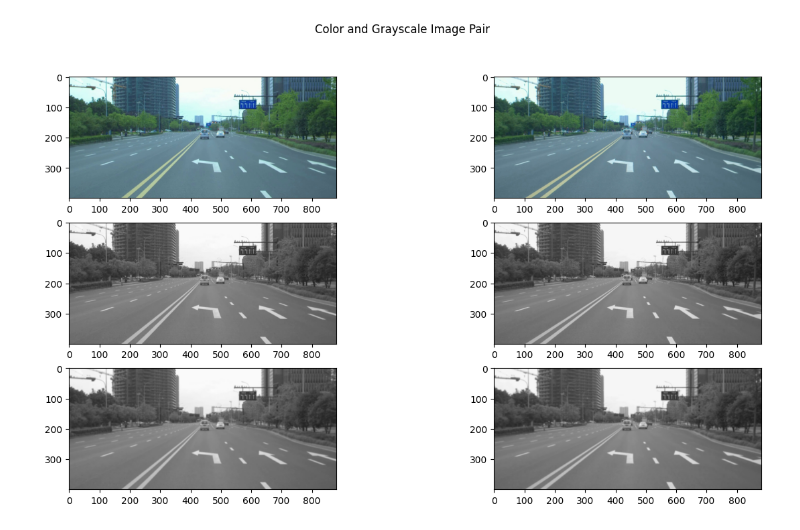
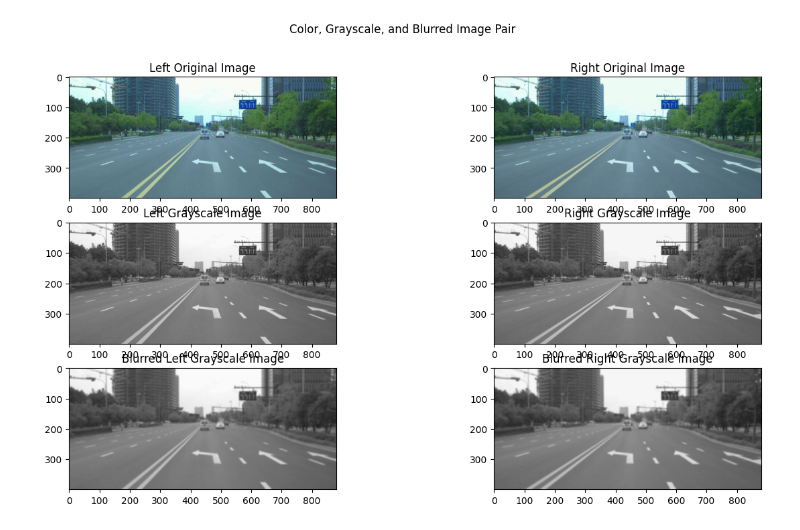
Before and after one commit to yuhsienchiang/semi-global-matching, a Jupyter notebook: final_project.ipynb, the cells around one changed output. Saved outputs shown, nothing was run; the diff lists cells and outputs as text; code cells hidden in the pictures.

```diff
--- a/final_project.ipynb
+++ b/final_project.ipynb
@@ -7,40 +21,42 @@ from tqdm import tqdm
 # %%
 # Load image
 rootpath = "./Dataset"
 file_prefix = "2018-07-09-16-11-56_2018-07-09-16-"
 left_img_suffix = "-left.jpg"
 right_img_suffix = "-right.jpg"
 true_img_suffix = "-disparity.png"
 image_name = "11-56-702"
 
 img_L = cv2.imread(os.path.join(rootpath, file_prefix + image_name + left_img_suffix), cv2.IMREAD_COLOR)
 img_R = cv2.imread(os.path.join(rootpath, file_prefix + image_name + right_img_suffix), cv2.IMREAD_COLOR)
-img_tru = cv2.imread(os.path.join(rootpath, file_prefix + image_name + true_img_suffix), cv2.IMREAD_COLOR)
+img_tru = cv2.imread(os.path.join(rootpath, file_prefix + image_name + true_img_suffix),-1)
 
+# Convert image to gray-scale
 img_L_gray = cv2.cvtColor(img_L, cv2.COLOR_BGR2GRAY)
 img_R_gray = cv2.cvtColor(img_R, cv2.COLOR_BGR2GRAY)
 
-img_L_gray_blur = cv2.GaussianBlur(img_L_gray, ksize=[5,5], sigmaX=0, sigmaY=0)
-img_R_gray_blur = cv2.GaussianBlur(img_R_gray, ksize=[5,5], sigmaX=0, sigmaY=0)
+# Blur image to reduce noises
+img_L_gray_blur = cv2.GaussianBlur(img_L_gray, ksize=[7,7], sigmaX=2, sigmaY=2)
+img_R_gray_blur = cv2.GaussianBlur(img_R_gray, ksize=[7,7], sigmaX=2, sigmaY=2)
 
 
 plt.subplots(figsize=(15, 8))
-plt.subplot(3,2,1)
+plt.subplot(3,2,1, title="Left Original Image")
 plt.imshow(cv2.cvtColor(img_L, cv2.COLOR_BGR2RGB))
-plt.subplot(3,2,2)
+plt.subplot(3,2,2, title="Right Original Image")
 plt.imshow(cv2.cvtColor(img_R, cv2.COLOR_BGR2RGB))
-plt.subplot(3,2,3)
+plt.subplot(3,2,3, title="Left Grayscale Image")
 plt.imshow(cv2.cvtColor(img_L_gray, cv2.COLOR_BGR2RGB))
-plt.subplot(3,2,4)
+plt.subplot(3,2,4, title="Right Grayscale Image")
 plt.imshow(cv2.cvtColor(img_R_gray, cv2.COLOR_BGR2RGB))
-plt.subplot(3,2,5)
+plt.subplot(3,2,5, title="Blurred Left Grayscale Image")
 plt.imshow(cv2.cvtColor(img_L_gray_blur, cv2.COLOR_BGR2RGB))
-plt.subplot(3,2,6)
+plt.subplot(3,2,6, title="Blurred Right Grayscale Image")
 plt.imshow(cv2.cvtColor(img_R_gray_blur, cv2.COLOR_BGR2RGB))
-plt.suptitle("Color and Grayscale Image Pair")
+plt.suptitle("Color, Grayscale, and Blurred Image Pair")
 plt.show()
 # %% [output]
-[figure, old version]
+[figure, new version]
 # %%
 class MatchCost():
     def __init__(self, img_L, img_R):
```
Also changed, not shown: parts of 12 cells of this notebook, 1 other file.
